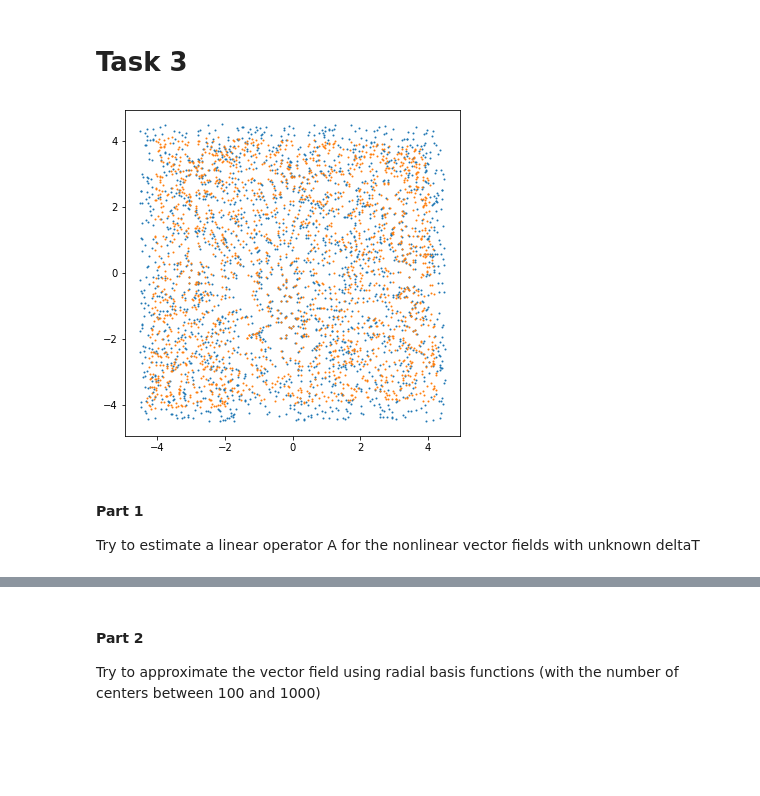
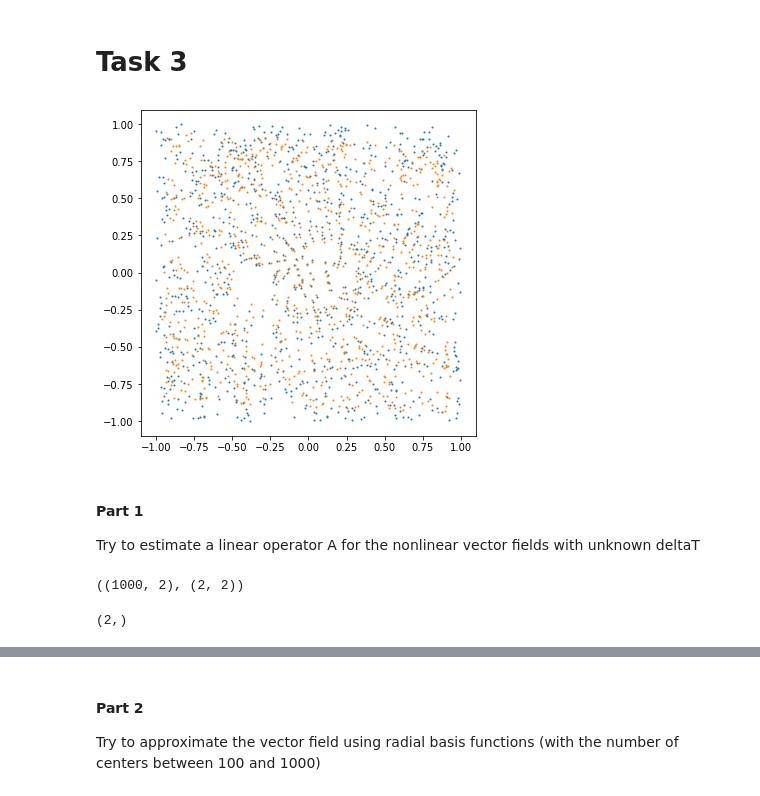
Before and after one commit to AlexPasqua/MLCMS-exercises, a Jupyter notebook: EX5/src/task3.ipynb, the cells around one changed output, grey strips where cells are left out. Drawn from its saved outputs; the diff is of its cells as text; code cells hidden in the pictures; blank space fills up the shorter version.

```diff
--- a/EX5/src/task3.ipynb
+++ b/EX5/src/task3.ipynb
@@ -8,13 +8,13 @@ import numpy as np
 import math
 # %%
 # read the vector field data
-x0, x1 = read_vectorfield_data(base_filename="nonlinear_vectorfield_data")
+x0, x1 = read_vectorfield_data(base_filename="linear_vectorfield_data")
 fig, ax = plt.subplots(1,1,figsize=(6,6))
 ax.scatter(x0[:,0], x0[:,1], s=1)
 ax.scatter(x1[:,0], x1[:,1], s=1)
 plt.show()
 # %% [output]
-[figure, old version]
+[figure, new version]
 # %% [markdown]
 #### Part 1
 
@@ -24,2 +24,10 @@ delta_t = 100
 v = (x1 - x0) / delta_t
 A, residuals, _, _ = approx_lin_func(data=(x0,v))
+# %%
+x0.shape, A.shape
+# %% [output]
+((1000, 2), (2, 2))
+# %%
+x0[0].shape
+# %% [output]
+(2,)
```
Also changed, not shown: parts of 13 cells of this notebook, 1 other file.
